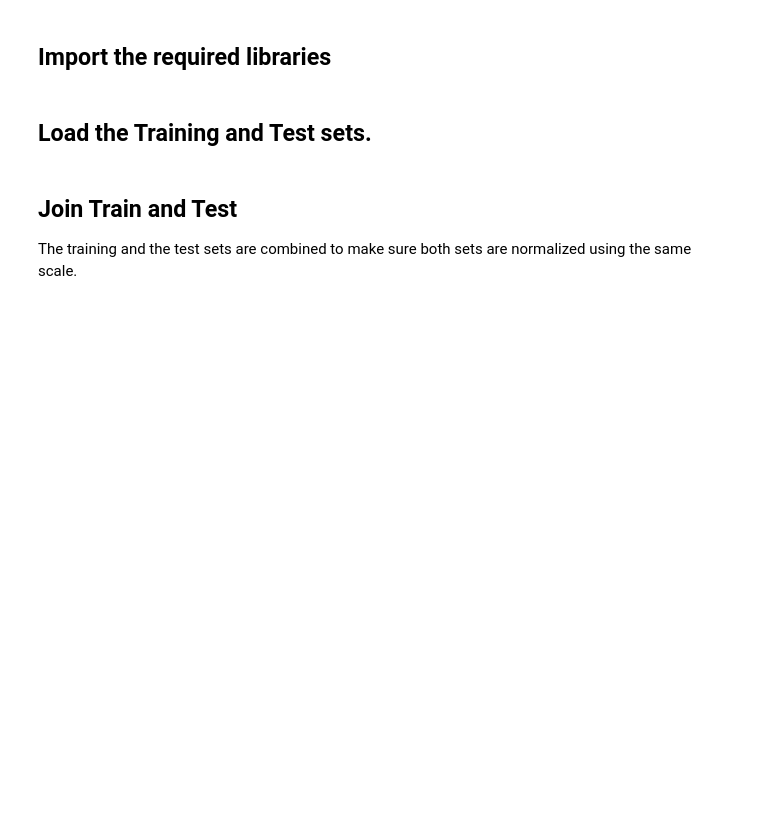
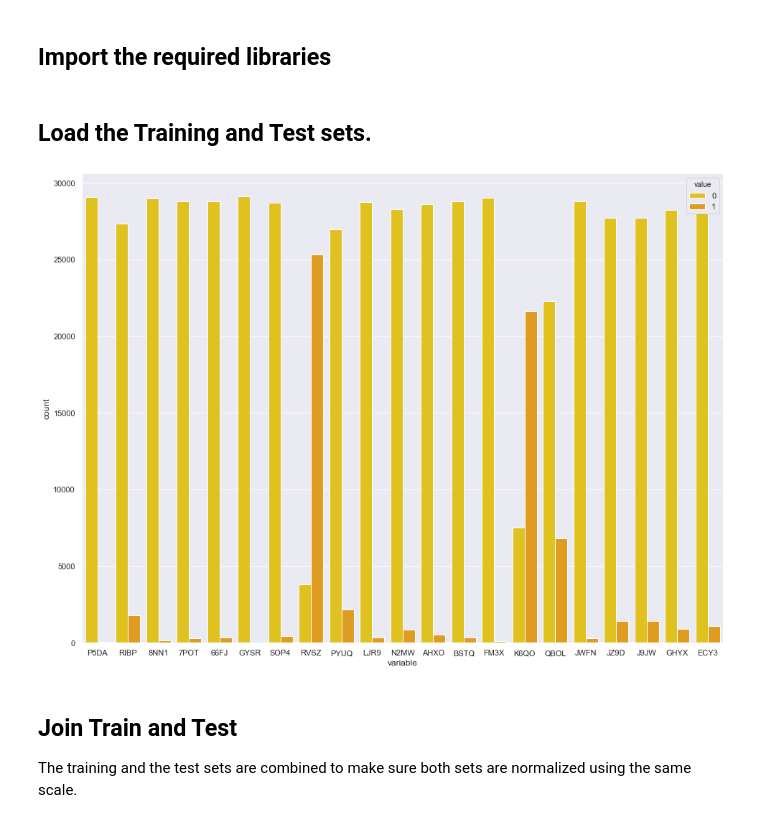
Before and after one commit to nahomneg/Zindi-Zimnat-Insurance, a Jupyter notebook: Prediction.ipynb, the cells around one changed output. Saved outputs shown, nothing was run; the diff lists cells and outputs as text; code cells hidden in the pictures; blank space fills up the shorter version.

```diff
--- a/Prediction.ipynb
+++ b/Prediction.ipynb
@@ -22,3 +24,15 @@ import tqdm
 train = pd.read_csv('Train.csv')
 test = pd.read_csv('Test.csv')
 submission = pd.read_csv('SampleSubmission.csv')
+# %%
+sns.set()
+categorical_columns=train[['ID','P5DA', 'RIBP', '8NN1',
+       '7POT', '66FJ', 'GYSR', 'SOP4', 'RVSZ', 'PYUQ', 'LJR9', 'N2MW', 'AHXO',
+       'BSTQ', 'FM3X', 'K6QO', 'QBOL', 'JWFN', 'JZ9D', 'J9JW', 'GHYX', 'ECY3']]
+
+fig, ax1 = plt.subplots(figsize=(16,12))
+data = categorical_columns.melt(id_vars='ID')
+sns.countplot(x='variable', hue='value', data=data, palette=['gold','orange'])
+sns.despine(fig)
+# %% [output]
+[figure, added]
```
Also changed, not shown: parts of 2 cells of this notebook.
